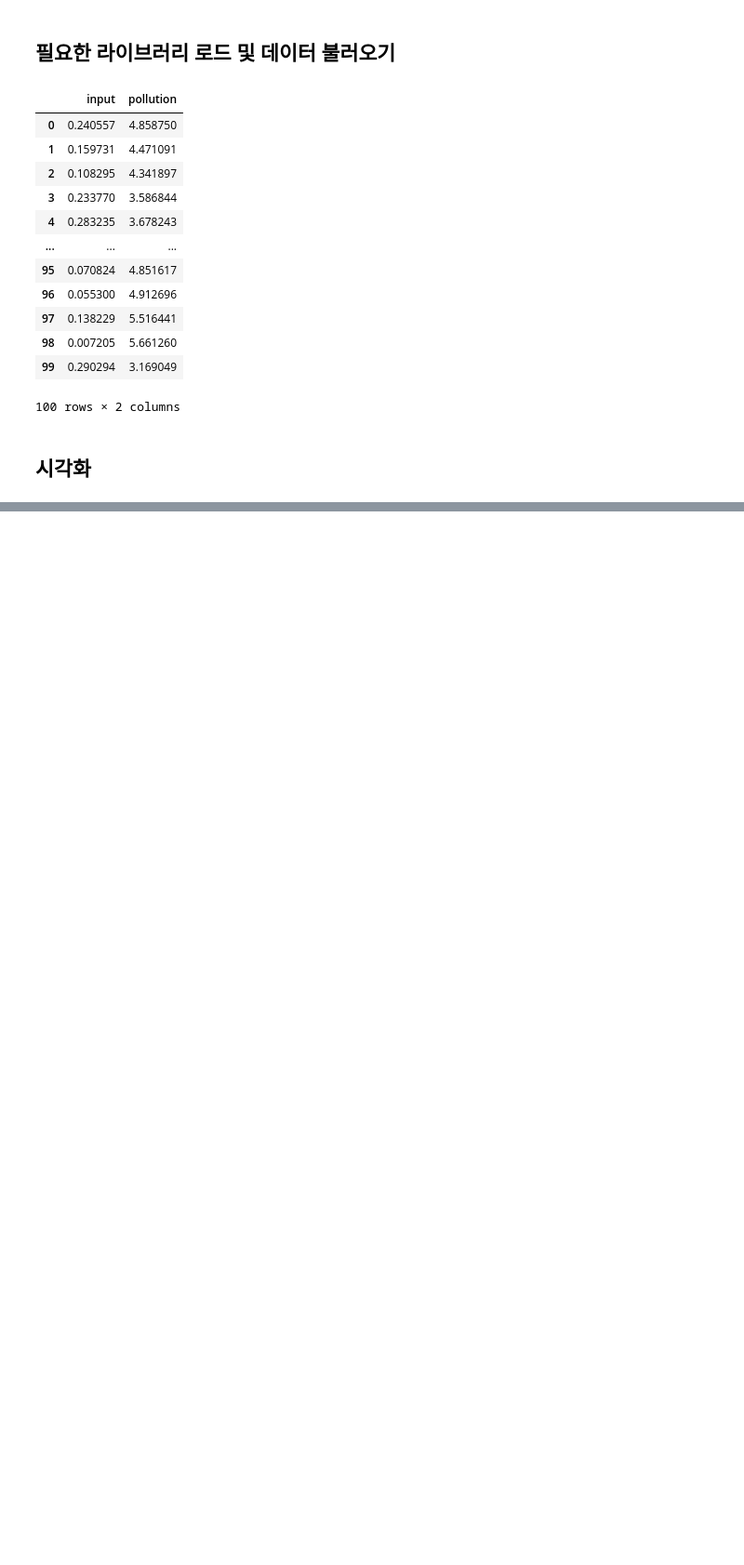
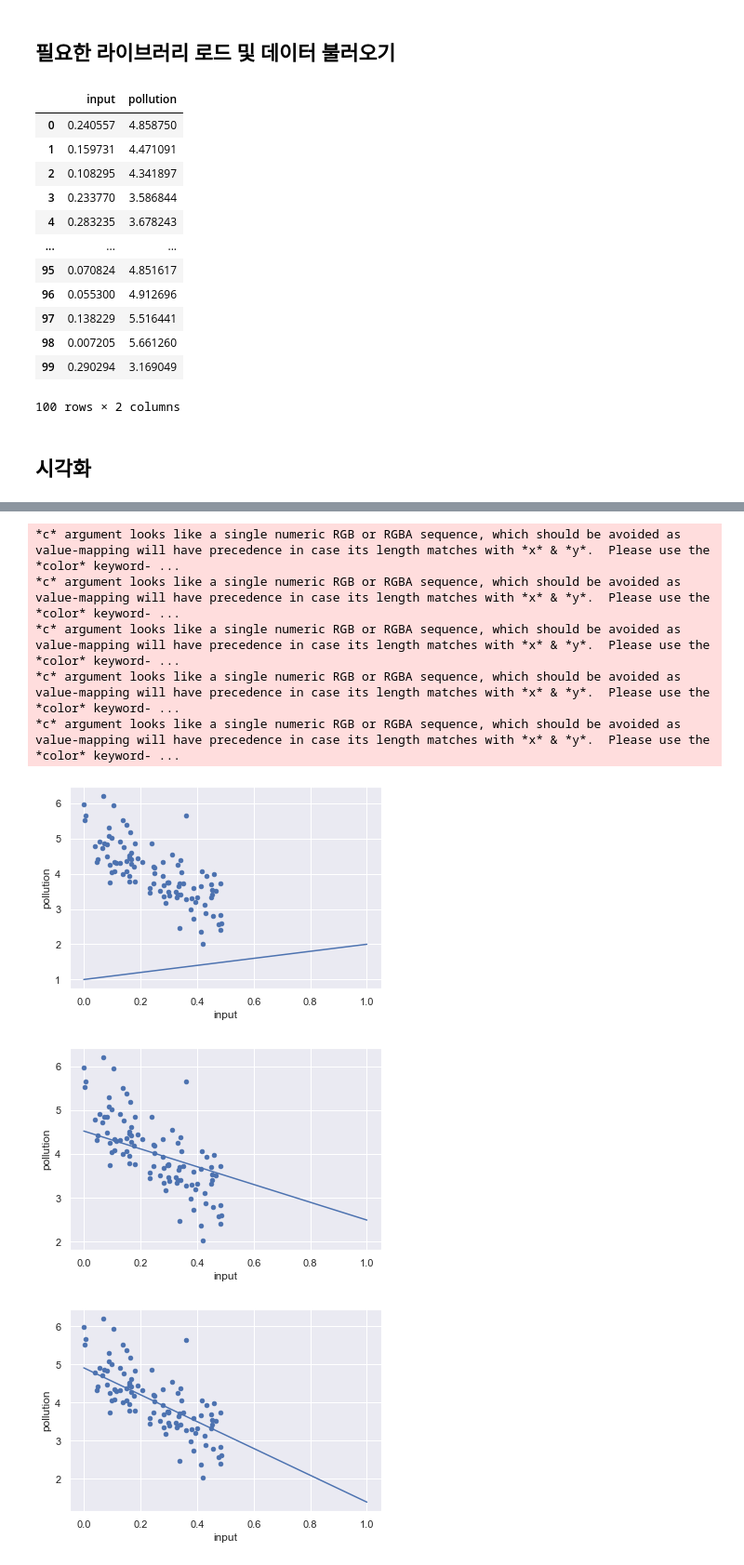
Before and after one commit to shinjangwoon/idu-practice, a Jupyter notebook: 4장 실습/4장 선형 회귀로 이해하는 지도학습.ipynb, the cells around one changed output, grey strips where cells are left out. Shown at 93% size. Cells and saved outputs as stored; diff of their text form; code cells hidden in the pictures; blank space fills up the shorter version.

```diff
--- a/4장 실습/4장 선형 회귀로 이해하는 지도학습.ipynb
+++ b/4장 실습/4장 선형 회귀로 이해하는 지도학습.ipynb
@@ -54,0 +157,29 @@ plt.plot([x0, x1], [h(x0, w, b), h(x1, w, b)])
+# %%
+# # 오차가 점점 줄어들면 회귀 직선이 데이터를 점점 더 정확하게 모델링
+def h(x, param):
+       return param[0]*x + param[1]
+
+learning_iteration = 1000 # 하이퍼파라미터 : 학습반복 횟수
+learning_rate = 0.0025    # 하이퍼파라미터 : 학습율로 0.05, 0.001등이 가능
+
+param = [1, 1] # w, b
+
+x = lin_data['input'].to_numpy()
+y = lin_data['pollution'].to_numpy()
+
+for i in range(learning_iteration):
+    if i % 200 == 0:
+        lin_data.plot(kind = 'scatter', x = 'input', y = 'pollution')
+        plt.plot([0, 1], [h(0, param), h(1, param)])
+    error = ( h(x, param) - y )
+    param[0] -= learning_rate * (error * x).sum()
+    param[1] -= learning_rate * error.sum()
+# %% [output]
+*c* argument looks like a single numeric RGB or RGBA sequence, which should be avoided as value-mapping will have precedence in case its length matches with *x* & *y*.  Please use the *color* keyword- ...
+*c* argument looks like a single numeric RGB or RGBA sequence, which should be avoided as value-mapping will have precedence in case its length matches with *x* & *y*.  Please use the *color* keyword- ...
+*c* argument looks like a single numeric RGB or RGBA sequence, which should be avoided as value-mapping will have precedence in case its length matches with *x* & *y*.  Please use the *color* keyword- ...
+*c* argument looks like a single numeric RGB or RGBA sequence, which should be avoided as value-mapping will have precedence in case its length matches with *x* & *y*.  Please use the *color* keyword- ...
+*c* argument looks like a single numeric RGB or RGBA sequence, which should be avoided as value-mapping will have precedence in case its length matches with *x* & *y*.  Please use the *color* keyword- ...
+[figure, added]
+[figure, added]
+[figure, added]
```
Also changed, not shown: parts of 42 cells of this notebook.
